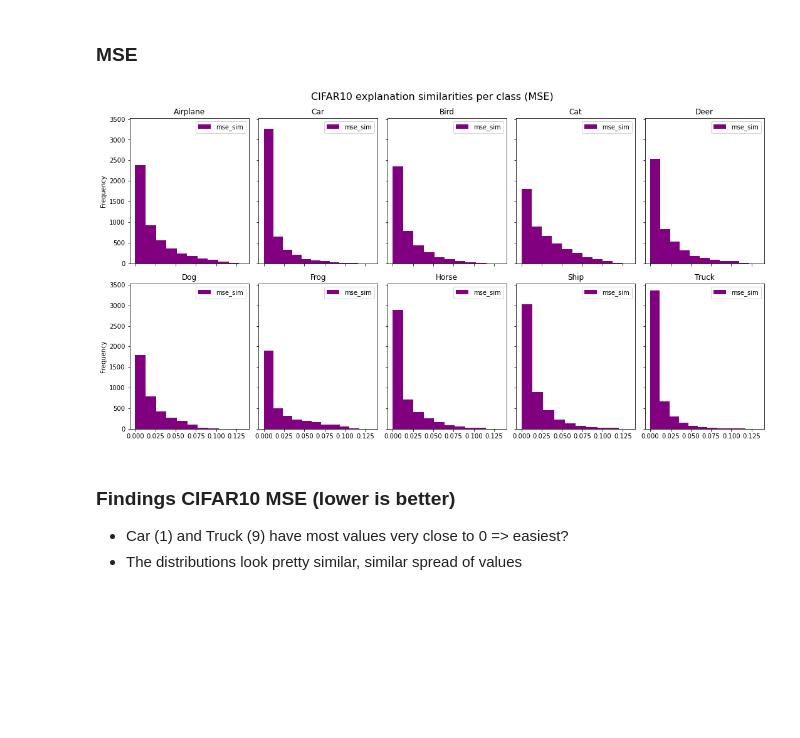
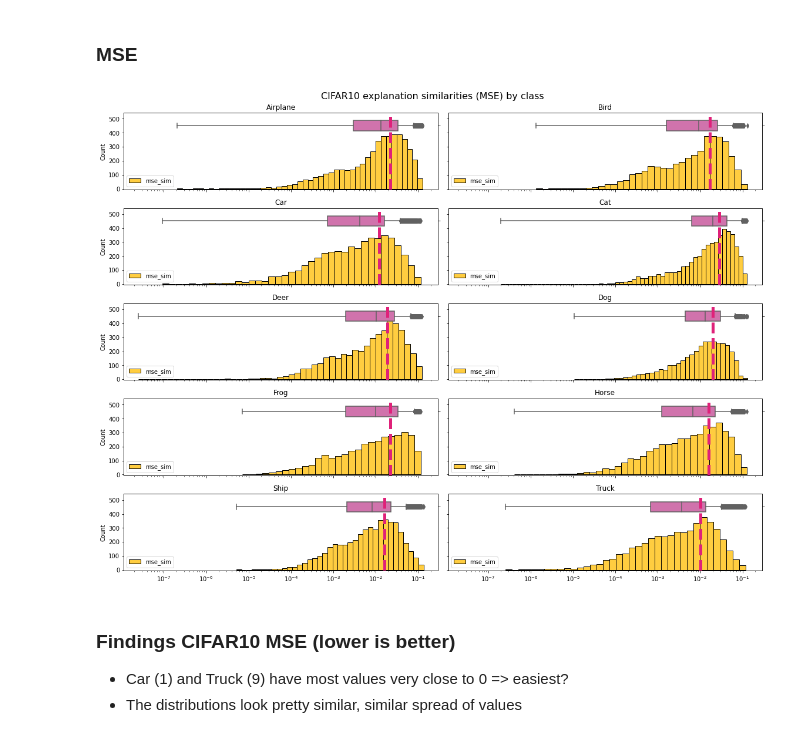
Before and after one commit to inovex/hiding-adversarial-attacks, a Jupyter notebook: notebooks/3_eda_pre_training_similarity_distribution.ipynb, the cells around one changed output. Cells and saved outputs as stored; diff of their text form; code cells hidden in the pictures; blank space fills up the shorter version.

```diff
--- a/notebooks/3_eda_pre_training_similarity_distribution.ipynb
+++ b/notebooks/3_eda_pre_training_similarity_distribution.ipynb
@@ -148,11 +198,12 @@ plot_similarities_histograms(group, "orig_label_name", "FashionMNIST explanation
 # %% [markdown]
 ### MSE
 # %%
-group = cifar10_sim.sort_values(by="orig_label")[["mse_sim",  "orig_label_name"]].groupby("orig_label_name", sort=False)
+group = cifar10_sim.sort_values(by="orig_label")[["mse_sim", "orig_label_name"]].groupby("orig_label_name")
+means = group.mean().values.flatten()
+
+plot_similarities_kde_with_boxplot(group, "mse_sim", "CIFAR10 explanation similarities (MSE) by class", means, log_x=True, ylim_factor=1.03)
+# %% [output]
+[figure, added]
-# %%
-plot_similarities_histograms(group, "orig_label_name", "CIFAR10 explanation similarities per class (MSE)", log=False)
-# %% [output]
-[figure, removed]
 # %% [markdown]
 ### Findings CIFAR10 MSE (lower is better)
 * Car (1) and Truck (9) have most values very close to 0 => easiest?
```
Also changed, not shown: parts of 13 cells of this notebook.
